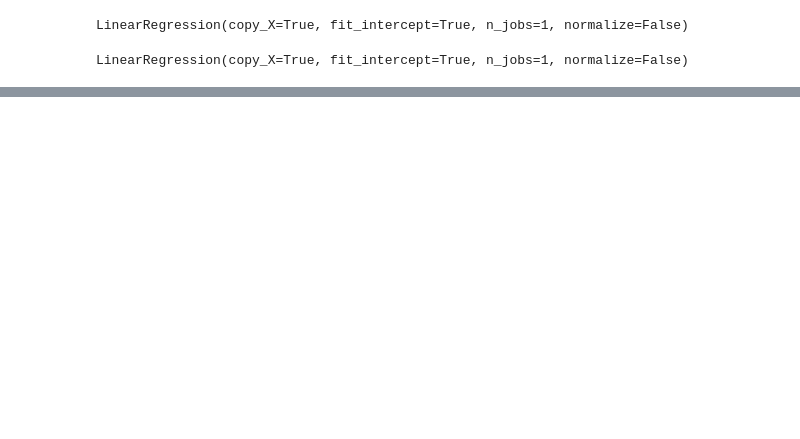
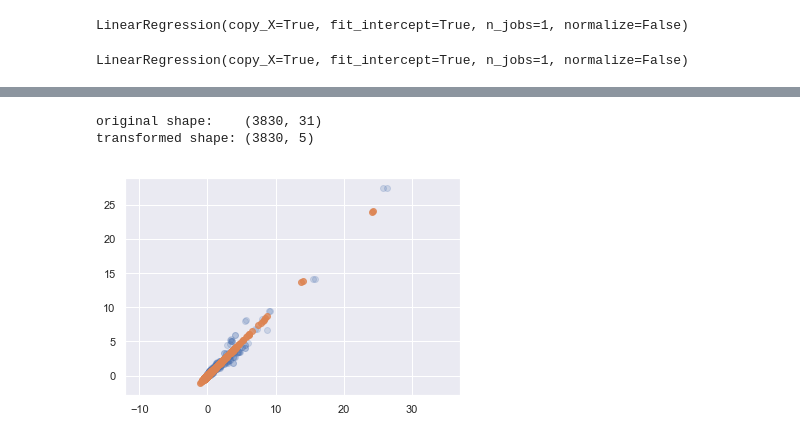
Before and after one commit to Vbirza/House_Value_Predict_Project3, a Jupyter notebook: model1.0.ipynb, the cells around one changed output, grey strips where cells are left out. Drawn from its saved outputs; the diff is of its cells as text; code cells hidden in the pictures; blank space fills up the shorter version.

```diff
--- a/model1.0.ipynb
+++ b/model1.0.ipynb
@@ -153,0 +194,21 @@ array([[-0.1459952 , -0.17739815, -0.20482055, -0.22581206, -0.23314062],
+# %%
+from sklearn import linear_model
+from sklearn import svm
+
+classifiers = [
+    svm.SVR(),
+#     linear_model.SGDRegressor(),
+    linear_model.BayesianRidge(),
+#     linear_model.LassoLars(),
+    linear_model.ARDRegression(),
+#     linear_model.PassiveAggressiveRegressor(),
+#     linear_model.TheilSenRegressor(),
+    linear_model.LinearRegression()]
+
+for item in classifiers:
+    print(item)
+    clf = item
+    clf.fit(X_train_scaled, y_train_scaled)
+    r2 = clf.score(X_test_scaled, y_test_scaled)
+    print(f'r2 score: {r2}')
+    print('----------------------------------------------------------------------')
@@ -153,0 +233,7 @@ array([[-0.1459952 , -0.17739815, -0.20482055, -0.22581206, -0.23314062],
+# %%
+from sklearn.decomposition import PCA
+pca = PCA(n_components=31)
+pca.fit(X_train_scaled)
+print(pca.)
+print('-----------------------------------------')
+print(pca.explained_variance_)
@@ -153,0 +252,16 @@ array([[-0.1459952 , -0.17739815, -0.20482055, -0.22581206, -0.23314062],
+# %%
+pca = PCA(n_components=5)
+pca.fit(X_train_scaled)
+X_pca = pca.transform(X_train_scaled)
+print("original shape:   ", X_train_scaled.shape)
+print("transformed shape:", X_pca.shape)
+# %% [output]
+original shape:    (3830, 31)
+transformed shape: (3830, 5)
+# %%
+X_new = pca.inverse_transform(X_pca)
+plt.scatter(X_train_scaled[:, 0], X_train_scaled[:, 1], alpha=0.2)
+plt.scatter(X_new[:, 0],X_new[:, 1], alpha=0.8)
+plt.axis('equal');
+# %% [output]
+[figure, added]
```
Also changed, not shown: parts of 25 cells of this notebook.
